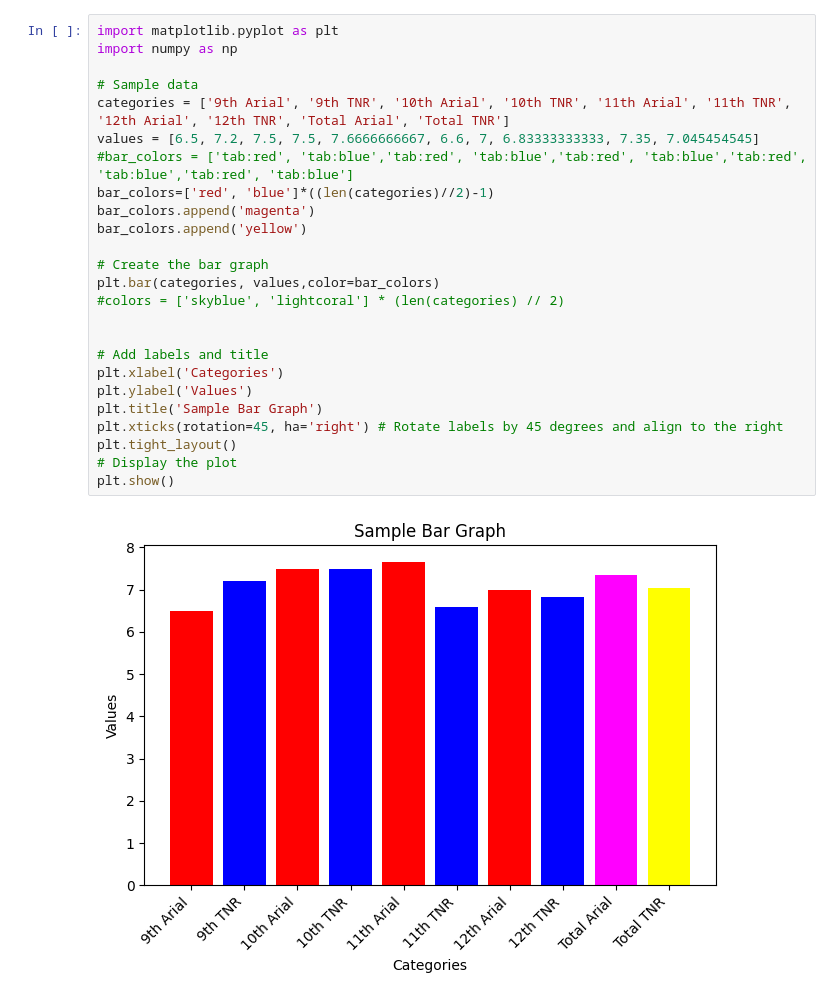
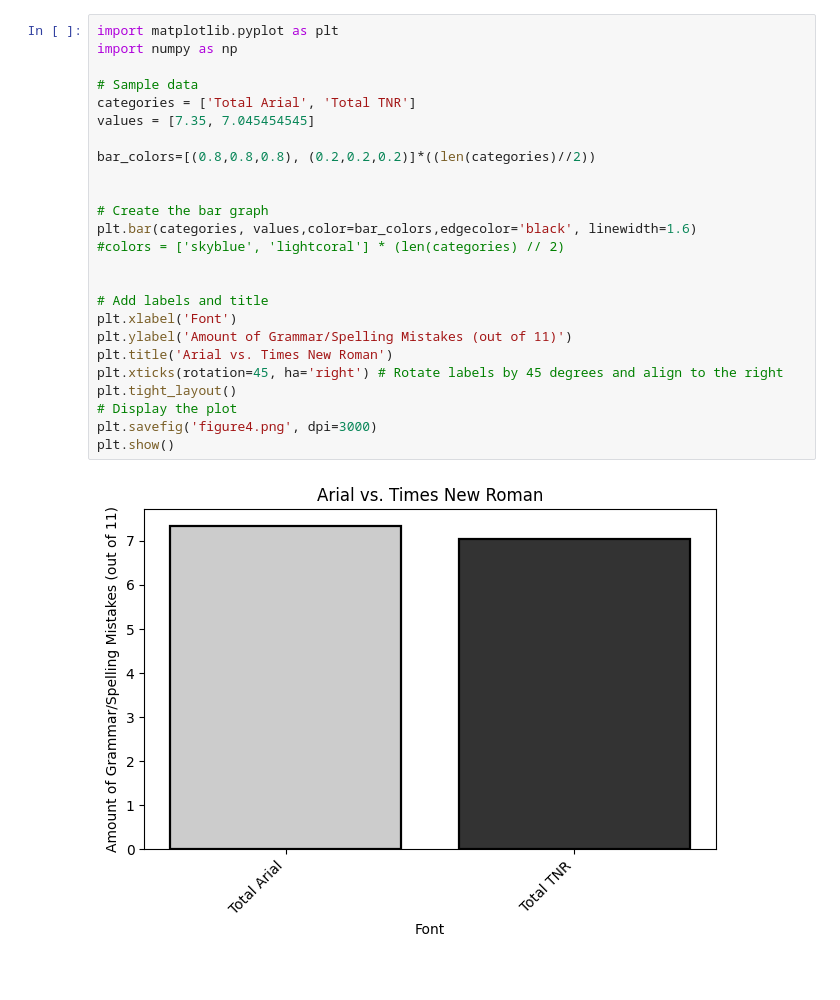
Before and after one commit to Thv1364/temporarything, a Jupyter notebook: stuff.ipynb, the cells around one changed output. Saved outputs shown, nothing was run; the diff lists cells and outputs as text.

```diff
--- a/stuff.ipynb
+++ b/stuff.ipynb
@@ -52,27 +29,27 @@ plt.show()
 # %%
 import matplotlib.pyplot as plt
 import numpy as np
 
 # Sample data
-categories = ['9th Arial', '9th TNR', '10th Arial', '10th TNR', '11th Arial', '11th TNR', '12th Arial', '12th TNR', 'Total Arial', 'Total TNR']
-values = [6.5, 7.2, 7.5, 7.5, 7.6666666667, 6.6, 7, 6.83333333333, 7.35, 7.045454545]
-#bar_colors = ['tab:red', 'tab:blue','tab:red', 'tab:blue','tab:red', 'tab:blue','tab:red', 'tab:blue','tab:red', 'tab:blue']
-bar_colors=['red', 'blue']*((len(categories)//2)-1)
-bar_colors.append('magenta')
-bar_colors.append('yellow')
+categories = ['Total Arial', 'Total TNR']
+values = [7.35, 7.045454545]
+
+bar_colors=[(0.8,0.8,0.8), (0.2,0.2,0.2)]*((len(categories)//2))
+
 
 # Create the bar graph
-plt.bar(categories, values,color=bar_colors)
+plt.bar(categories, values,color=bar_colors,edgecolor='black', linewidth=1.6)
 #colors = ['skyblue', 'lightcoral'] * (len(categories) // 2)
 
 
 # Add labels and title
-plt.xlabel('Categories')
-plt.ylabel('Values')
-plt.title('Sample Bar Graph')
+plt.xlabel('Font')
+plt.ylabel('Amount of Grammar/Spelling Mistakes (out of 11)')
+plt.title('Arial vs. Times New Roman')
 plt.xticks(rotation=45, ha='right') # Rotate labels by 45 degrees and align to the right
 plt.tight_layout()
 # Display the plot
+plt.savefig('figure4.png', dpi=3000)
 plt.show()
 # %% [output]
-[figure, old version]
+[figure, new version]
```
Also changed, not shown: parts of 2 cells of this notebook, 2 other files.
